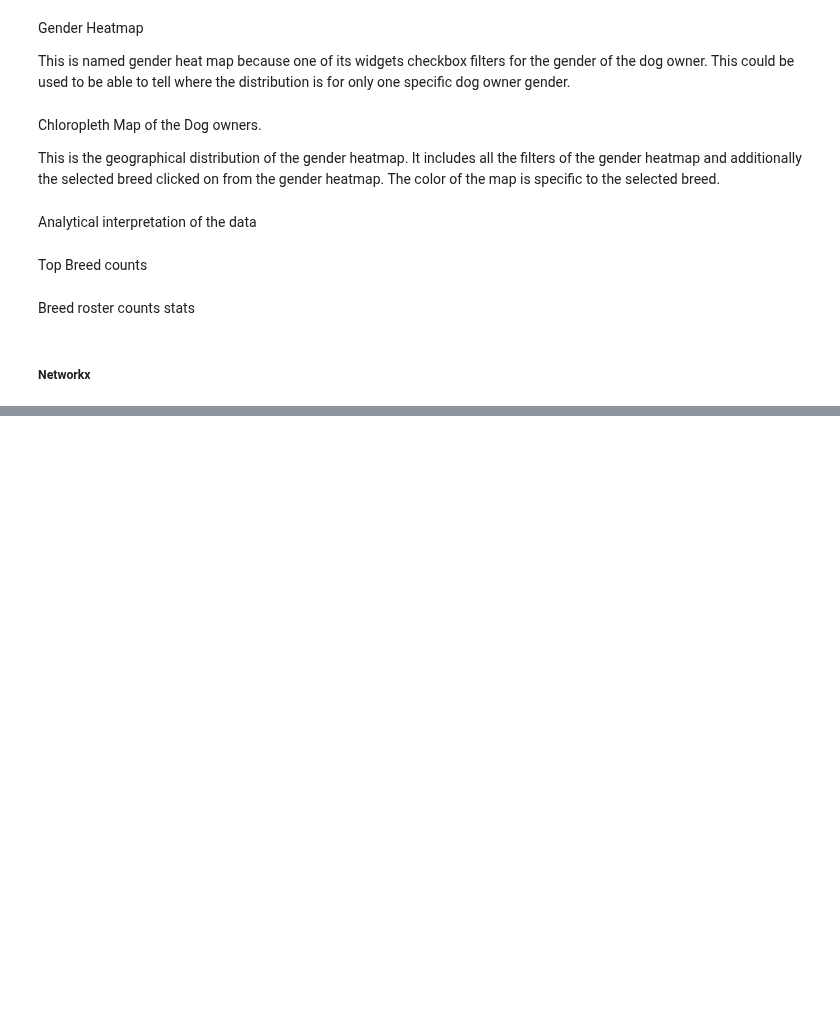
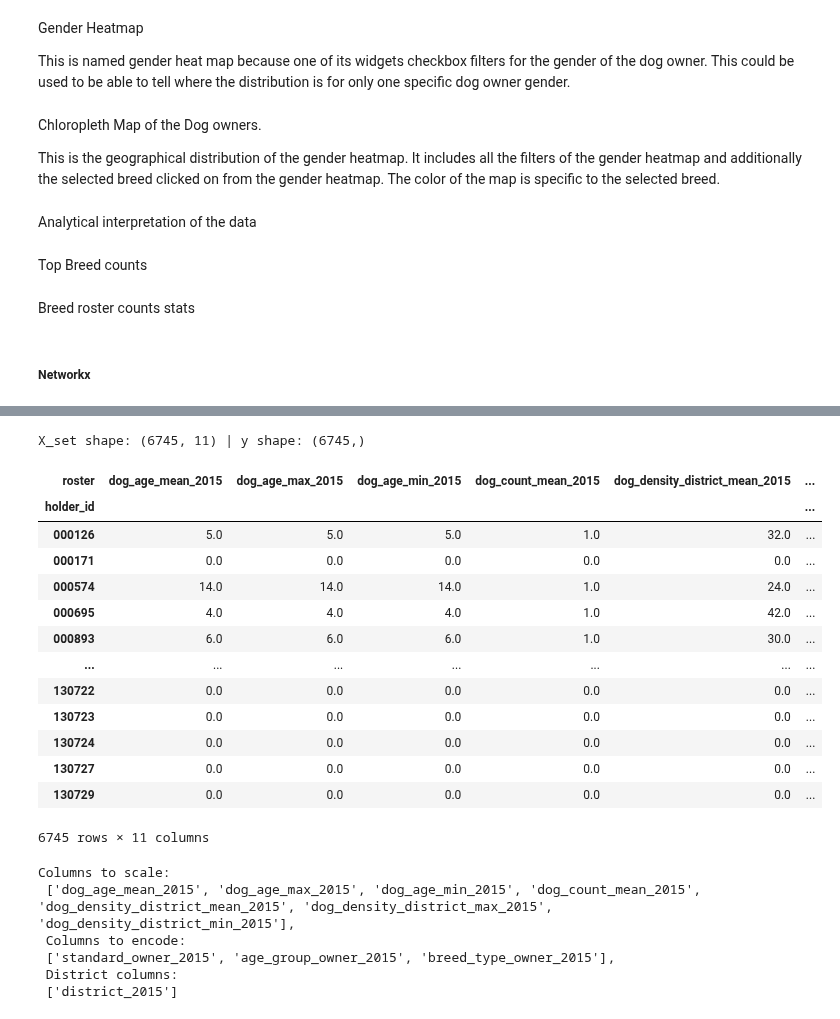
Before and after one commit to jonnross88/Springboard, a Jupyter notebook: u20_data_storytelling/dogs_of_zurich.ipynb, the cells around one changed output, grey strips where cells are left out. Drawn from its saved outputs; the diff is of its cells as text; code cells hidden in the pictures; blank space fills up the shorter version.

```diff
--- a/u20_data_storytelling/dogs_of_zurich.ipynb
+++ b/u20_data_storytelling/dogs_of_zurich.ipynb
@@ -927,8 +1755,7 @@ import re
 
 # dog_owner_df.loc[dog_owner_df["holder_id"].isin(
 #     gap_owners)].sort_values(by="holder_id")
-fci_breeds["date_of_acceptance"] = pd.to_datetime(
-    fci_breeds["date_of_acceptance"])
+fci_breeds["date_of_acceptance"] = pd.to_datetime(fci_breeds["date_of_acceptance"])
 fci_breeds.sort_values(by="date_of_acceptance", ascending=False)
 
 # search the alt_names column for the list which contains the search term using regex for the search
@@ -939,8 +1766,7 @@ pattern = re.compile(f".*{search_term}.*", re.IGNORECASE)
 
 # Filter the dataframe based on the regex pattern
 filtered_df = fci_breeds[
-    fci_breeds["alt_names"].apply(
-        lambda x: any(pattern.match(name) for name in x))
+    fci_breeds["alt_names"].apply(lambda x: any(pattern.match(name) for name in x))
 ]
 for item in dog_owner_df["standard"].unique().tolist():
     if item not in fci_breeds["breed_en"].unique().tolist():
@@ -1097,7 +1948,6 @@ sns.catplot(
 plt.show()
 # %%
-cross_tab = pd.crosstab(
-    dog_owner_df["age_range"], dog_owner_df["is_male_owner"])
+cross_tab = pd.crosstab(dog_owner_df["age_range"], dog_owner_df["is_male_owner"])
 cross_tab.plot(kind="bar", stacked=True)
 
 chi2, p, dof, expected = chi2_contingency(cross_tab)
@@ -1110,8 +1960,7 @@ rosters = dog_owner_df["roster"].unique().tolist()
 fig, axs = plt.subplots(1, len(rosters), figsize=(10, 3))
 for i, roster in enumerate(rosters):
     data = dog_owner_df[dog_owner_df["roster"] == roster]
-    cross_tab = pd.crosstab(
-        dog_owner_df["age_range"], dog_owner_df["is_male_owner"])
+    cross_tab = pd.crosstab(dog_owner_df["age_range"], dog_owner_df["is_male_owner"])
     cross_tab_percent = cross_tab.divide(cross_tab.sum(axis=1), axis=0)
     cross_tab_percent.plot(kind="bar", stacked=True, legend=False, ax=axs[i])
     axs[i].set_title(roster)
@@ -2577,5 +3466,4 @@ combined_graph.edges
 # %%
-
 
 
 def process_attribute(df, attr_col, rosters=("2015", "2016")):
@@ -2613,6 +3501,7 @@ def process_attribute(df, attr_col, rosters=("2015", "2016")):
 col_dict = {
     "dog_age": ["mean", "max", "min"],
     "dog_count": ["mean"],
+    'dog_density_district': ["mean", 'max', 'min'],
     "standard": [("owner", lambda x: tuple(set(x)))],
     "age_group": [("owner", lambda x: tuple(set(x)))],
     "breed_type": [("owner", lambda x: tuple(set(x)))],
@@ -2625,16 +3514,19 @@ def process_multi_attribute(df, rosters=("2015", "2016"), attr_dict=col_dict):
     filtered_df = dataframe.loc[dataframe["roster"].isin(rosters)]
     filtered_df["roster"] = filtered_df["roster"].cat.remove_unused_categories()
     df_grouped = (
-        filtered_df.groupby(["roster", "holder_id"]).agg(attr_dict).reset_index()
+        filtered_df.groupby(["roster", "holder_id"]).agg(
+            attr_dict).reset_index()
     )
-    df_grouped.columns = ["_".join(col).strip("_") for col in df_grouped.columns.values]
+    df_grouped.columns = ["_".join(col).strip("_")
+                          for col in df_grouped.columns.values]
 
     return df_grouped
 
 
 def ready_data(df, rosters=("2015", "2016"), attr_dict=col_dict):
     """Takes in a dataframe and returns X and y ready for modeling"""
-    X = process_multi_attribute(df, rosters=rosters, attr_dict=attr_dict).dropna()
+    X = process_multi_attribute(
+        df, rosters=rosters, attr_dict=attr_dict).dropna()
     X_set = pd.concat(
         [
             process_attribute(X, col, rosters=(*rosters[:-1],))
@@ -2648,13 +3540,15 @@ def ready_data(df, rosters=("2015", "2016"), attr_dict=col_dict):
     X_set = X_set.loc[:, ~X_set.columns.duplicated()].set_index("holder_id")
 
     # get the targets
-    targets = process_attribute(df, "district", rosters=rosters).set_index("holder_id")
+    targets = process_attribute(
+        df, "district", rosters=rosters).set_index("holder_id")
 
-    X_set = X_set.merge(targets, how="outer", left_index=True, right_index=True)
+    X_set = X_set.merge(targets, how="outer",
+                        left_index=True, right_index=True)
 
-    # X_set.fillna(0, inplace=True)
     y = X_set.iloc[:, -1:]
     X_set.drop(columns=y.columns, inplace=True)
+
     for col in X_set.columns:
         if X_set[col].dtype.name == "category":
             # X_set[col] = X_set[col].cat.add_categories([0])  # Remove this line
@@ -2665,21 +3559,51 @@ def ready_data(df, rosters=("2015", "2016"), attr_dict=col_dict):
             X_set[col] = X_set[col].fillna("")
 
     y = y.values.ravel().astype(int)
+
     return X_set, y
 
 
 X_set, y = ready_data(dog_owner_df, ("2015", "2016"))
+print(f"X_set shape: {X_set.shape} | y shape: {y.shape}")
+# %% [output]
+X_set shape: (6745, 11) | y shape: (6745,)
 # %%
 display(X_set)
-
+columns_to_scale = []
 columns_to_scale = [
-    col for col in X_set.columns if pd.api.types.is_numeric_dtype(X_set[col])
+    col for col in X_set.columns if pd.api.types.is_numeric_dtype(X_set[col]) and not col.startswith("district_")
 ]
+columns_to_encode = []
 columns_to_encode = [
     col
     for col in X_set.columns
     if col not in columns_to_scale and not col.startswith("district_")
 ]
+district_cols = []
+district_cols = [col for col in X_set.columns if col.startswith("district_")]
 
-district_cols = [col for col in X_set.columns if col.startswith("district_")]
+print(
+    f"Columns to scale:\n {columns_to_scale},\n Columns to encode:\n {columns_to_encode},\n District columns:\n {district_cols}"
+)
+# %% [output]
+| roster | dog_age_mean_2015 | dog_age_max_2015 | dog_age_min_2015 | dog_count_mean_2015 | dog_density_district_mean_2015 | ... |
+| holder_id |  |  |  |  |  | ... |
+| 000126 | 5.0 | 5.0 | 5.0 | 1.0 | 32.0 | ... |
+| 000171 | 0.0 | 0.0 | 0.0 | 0.0 | 0.0 | ... |
+| 000574 | 14.0 | 14.0 | 14.0 | 1.0 | 24.0 | ... |
+| 000695 | 4.0 | 4.0 | 4.0 | 1.0 | 42.0 | ... |
+| 000893 | 6.0 | 6.0 | 6.0 | 1.0 | 30.0 | ... |
+| ... | ... | ... | ... | ... | ... | ... |
+| 130722 | 0.0 | 0.0 | 0.0 | 0.0 | 0.0 | ... |
+| 130723 | 0.0 | 0.0 | 0.0 | 0.0 | 0.0 | ... |
+| 130724 | 0.0 | 0.0 | 0.0 | 0.0 | 0.0 | ... |
+| 130727 | 0.0 | 0.0 | 0.0 | 0.0 | 0.0 | ... |
+| 130729 | 0.0 | 0.0 | 0.0 | 0.0 | 0.0 | ... |
+6745 rows × 11 columns
+Columns to scale:
+ ['dog_age_mean_2015', 'dog_age_max_2015', 'dog_age_min_2015', 'dog_count_mean_2015', 'dog_density_district_mean_2015', 'dog_density_district_max_2015', 'dog_density_district_min_2015'],
+ Columns to encode:
+ ['standard_owner_2015', 'age_group_owner_2015', 'breed_type_owner_2015'],
+ District columns:
+ ['district_2015']
 # %%
```
Also changed, not shown: parts of 116 cells of this notebook, 5 other files.
